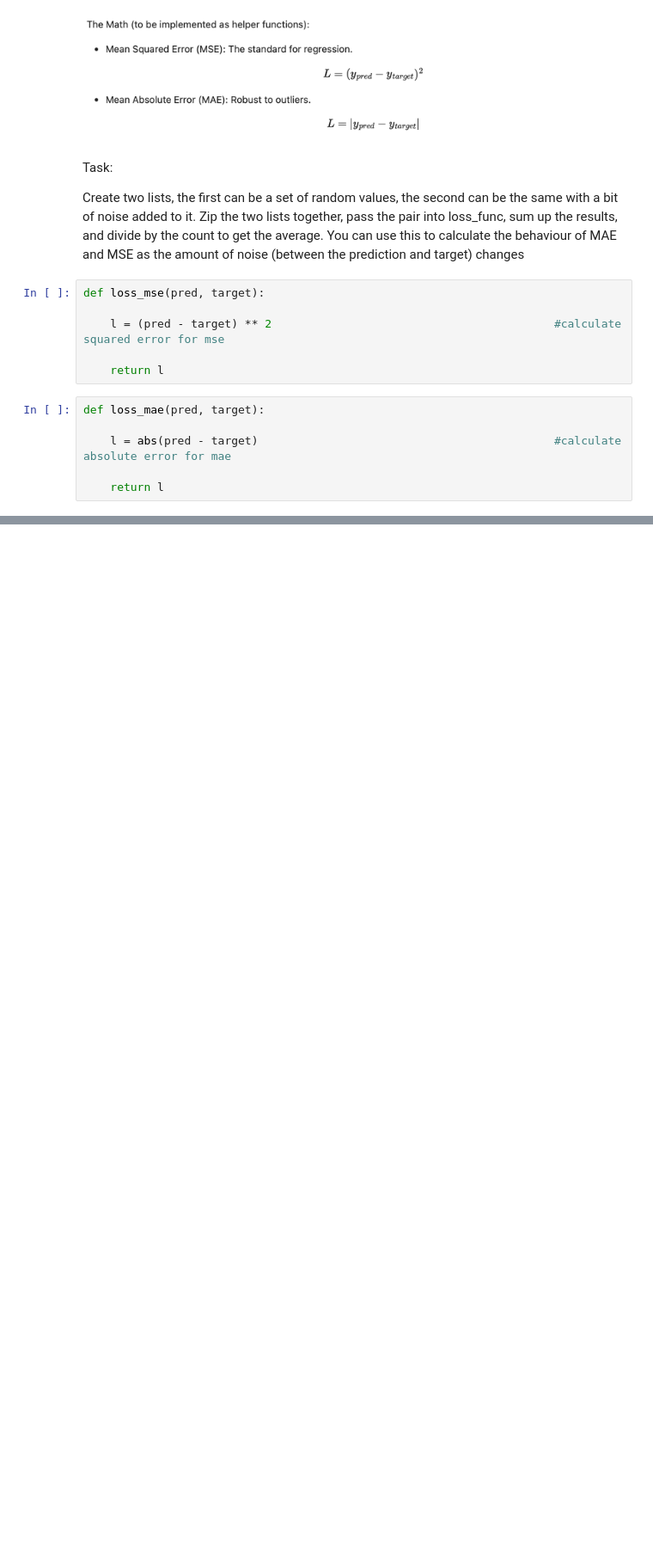
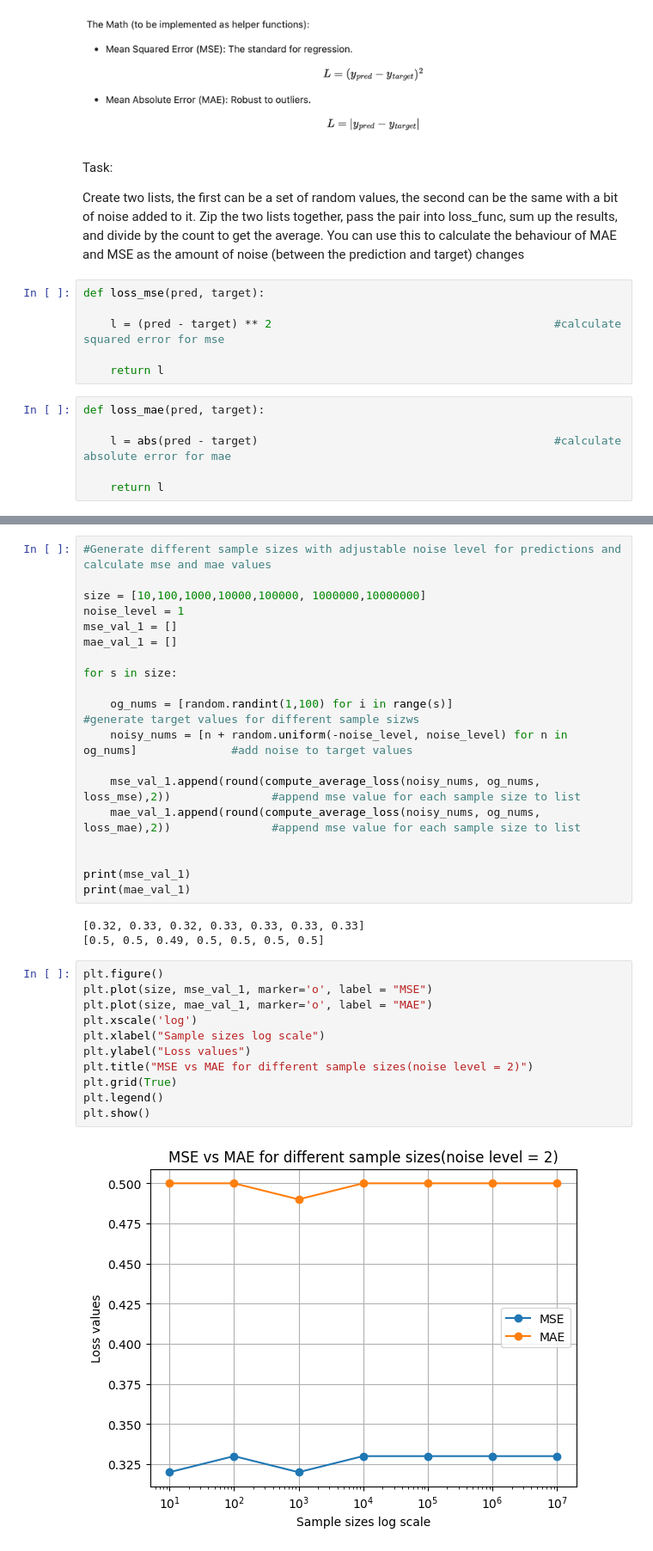
Before and after one commit to shalakathakare/Python--warmup, a Jupyter notebook: Callbacks.ipynb, the cells around one changed output, grey strips where cells are left out. Shown at 86% size. Cells and saved outputs as stored; diff of their text form; blank space fills up the shorter version.

```diff
--- a/Callbacks.ipynb
+++ b/Callbacks.ipynb
@@ -137,0 +173,35 @@ plt.show()
+# %%
+#Generate different sample sizes with adjustable noise level for predictions and calculate mse and mae values
+
+size = [10,100,1000,10000,100000, 1000000,10000000]
+noise_level = 1
+mse_val_1 = []
+mae_val_1 = []
+
+for s in size:
+
+    og_nums = [random.randint(1,100) for i in range(s)]                                        #generate target values for different sample sizws
+    noisy_nums = [n + random.uniform(-noise_level, noise_level) for n in og_nums]              #add noise to target values
+
+    mse_val_1.append(round(compute_average_loss(noisy_nums, og_nums, loss_mse),2))               #append mse value for each sample size to list
+    mae_val_1.append(round(compute_average_loss(noisy_nums, og_nums, loss_mae),2))               #append mse value for each sample size to list
+
+
+print(mse_val_1)
+print(mae_val_1)
+# %% [output]
+[0.32, 0.33, 0.32, 0.33, 0.33, 0.33, 0.33]
+[0.5, 0.5, 0.49, 0.5, 0.5, 0.5, 0.5]
+# %%
+plt.figure()
+plt.plot(size, mse_val_1, marker='o', label = "MSE")
+plt.plot(size, mae_val_1, marker='o', label = "MAE")
+plt.xscale('log')
+plt.xlabel("Sample sizes log scale")
+plt.ylabel("Loss values")
+plt.title("MSE vs MAE for different sample sizes(noise level = 2)")
+plt.grid(True)
+plt.legend()
+plt.show()
+# %% [output]
+[figure, added]
```
Also changed, not shown: parts of 18 cells of this notebook.
